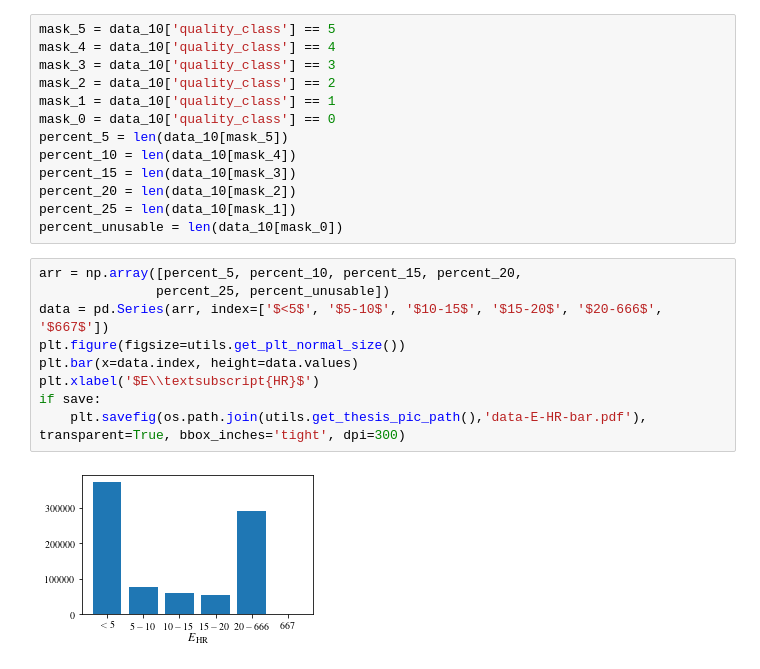
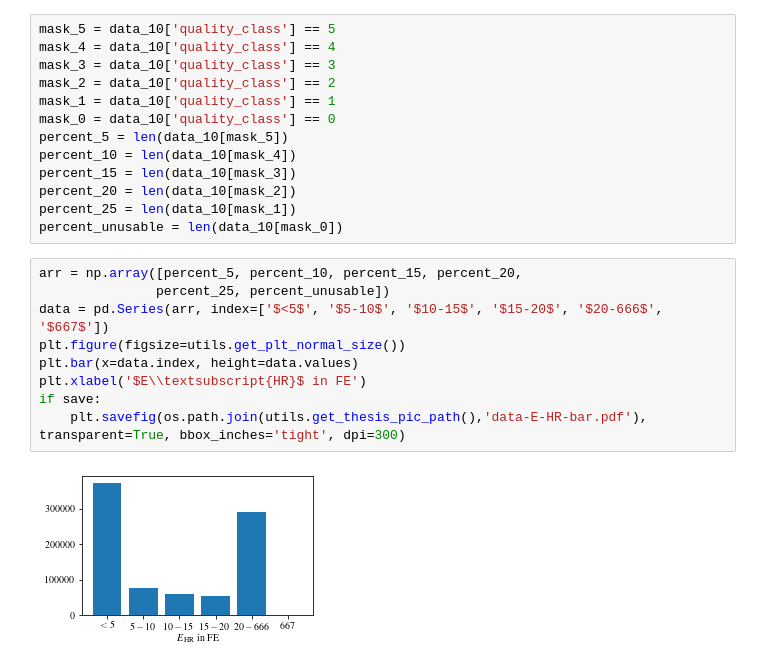
Before and after one commit to Zianor/Bachelorarbeit, a Jupyter notebook: Implementation/src/notebooks/label_investigation.ipynb, the cells around one changed output. Cells and saved outputs as stored; diff of their text form.

```diff
--- a/Implementation/src/notebooks/label_investigation.ipynb
+++ b/Implementation/src/notebooks/label_investigation.ipynb
@@ -243,11 +243,11 @@ percent_unusable = len(data_10[mask_0])
 # %%
 arr = np.array([percent_5, percent_10, percent_15, percent_20,
                percent_25, percent_unusable])
 data = pd.Series(arr, index=['$<5$', '$5-10$', '$10-15$', '$15-20$', '$20-666$', '$667$'])
 plt.figure(figsize=utils.get_plt_normal_size())
 plt.bar(x=data.index, height=data.values)
-plt.xlabel('$E\\textsubscript{HR}$')
+plt.xlabel('$E\\textsubscript{HR}$ in FE')
 if save:
     plt.savefig(os.path.join(utils.get_thesis_pic_path(),'data-E-HR-bar.pdf'), transparent=True, bbox_inches='tight', dpi=300)
 # %% [output]
-[figure, old version]
+[figure, new version]
```
Also changed, not shown: parts of 11 cells of this notebook.
